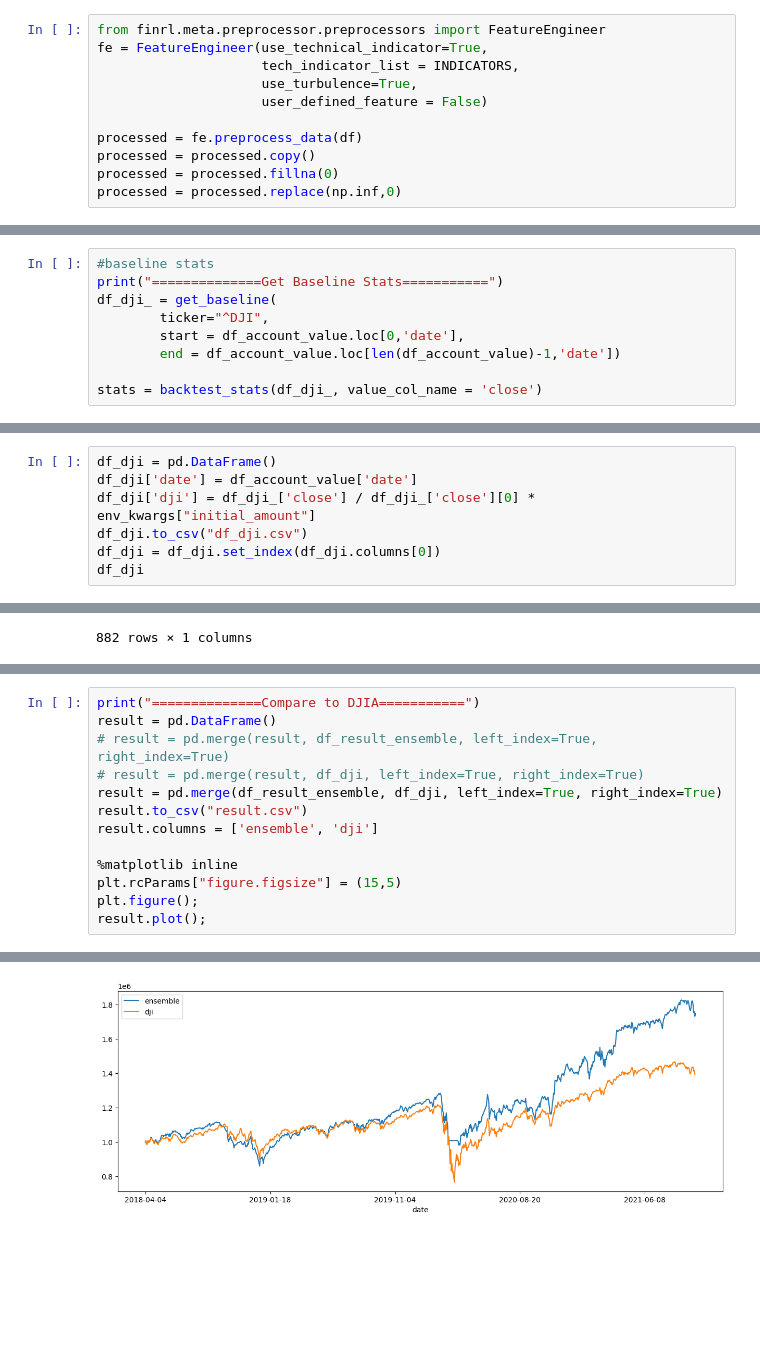
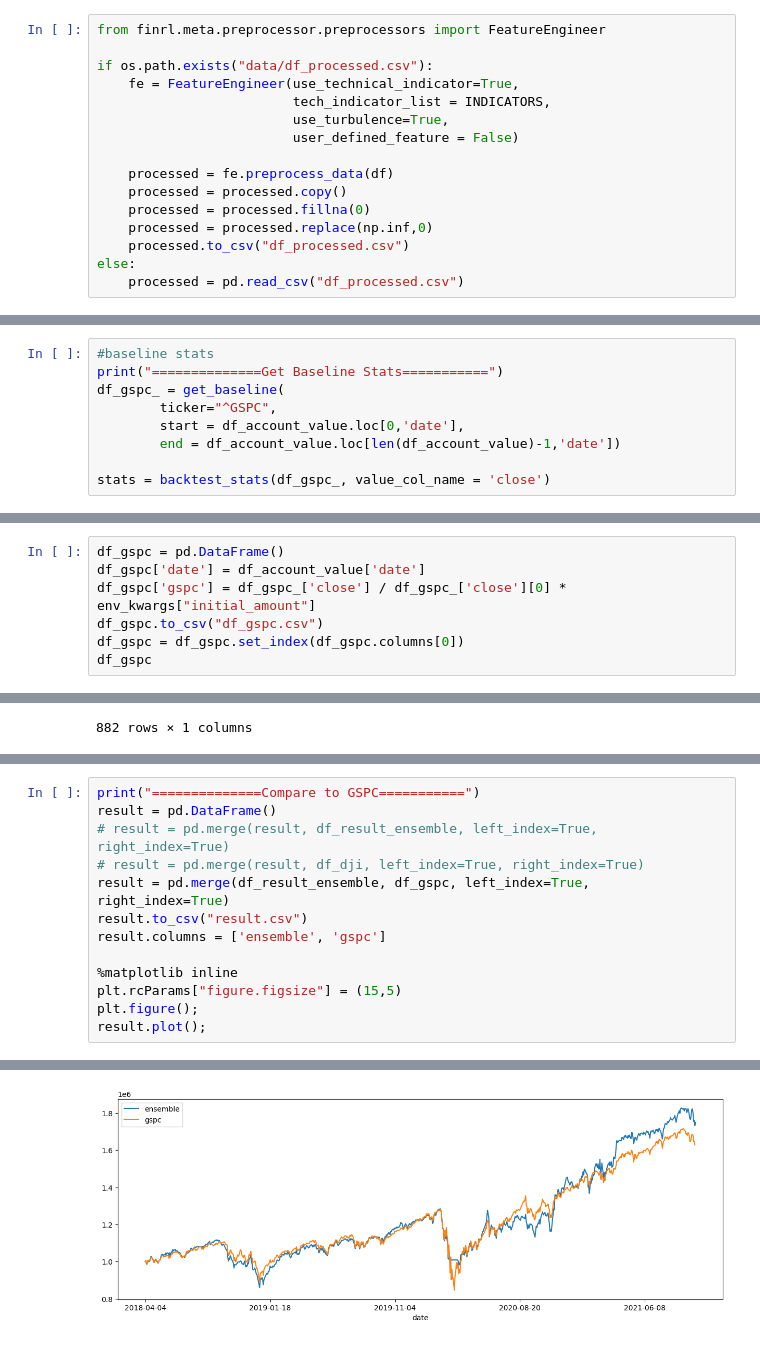
Before and after one commit to SimonCao1207/rl4po, a Jupyter notebook: test.ipynb, the cells around one changed output, grey strips where cells are left out. Saved outputs shown, nothing was run; the diff lists cells and outputs as text; blank space fills up the shorter version.

```diff
--- a/test.ipynb
+++ b/test.ipynb
@@ -50,12 +53,17 @@ df.head()
 | 4 | 2002-01-02 | 31.250000 | 31.375000 | 29.900000 | 30.900000 | 62600 | BIO | 2 |
 # %%
 from finrl.meta.preprocessor.preprocessors import FeatureEngineer
-fe = FeatureEngineer(use_technical_indicator=True,
-                     tech_indicator_list = INDICATORS,
-                     use_turbulence=True,
-                     user_defined_feature = False)
 
-processed = fe.preprocess_data(df)
-processed = processed.copy()
-processed = processed.fillna(0)
-processed = processed.replace(np.inf,0)
+if os.path.exists("data/df_processed.csv"):
+    fe = FeatureEngineer(use_technical_indicator=True,
+                         tech_indicator_list = INDICATORS,
+                         use_turbulence=True,
+                         user_defined_feature = False)
+
+    processed = fe.preprocess_data(df)
+    processed = processed.copy()
+    processed = processed.fillna(0)
+    processed = processed.replace(np.inf,0)
+    processed.to_csv("df_processed.csv")
+else:
+    processed = pd.read_csv("df_processed.csv")
@@ -140,12 +145,12 @@ dtype: float64
 # %%
 #baseline stats
 print("==============Get Baseline Stats===========")
-df_dji_ = get_baseline(
-        ticker="^DJI",
+df_gspc_ = get_baseline(
+        ticker="^GSPC",
         start = df_account_value.loc[0,'date'],
         end = df_account_value.loc[len(df_account_value)-1,'date'])
 
-stats = backtest_stats(df_dji_, value_col_name = 'close')
+stats = backtest_stats(df_gspc_, value_col_name = 'close')
 # %% [output]
 ==============Get Baseline Stats===========
 [*********************100%%**********************]  1 of 1 completed
@@ -166,9 +171,9 @@ Daily value at risk   -0.028255
 dtype: float64
 # %%
-df_dji = pd.DataFrame()
-df_dji['date'] = df_account_value['date']
-df_dji['dji'] = df_dji_['close'] / df_dji_['close'][0] * env_kwargs["initial_amount"]
-df_dji.to_csv("df_dji.csv")
-df_dji = df_dji.set_index(df_dji.columns[0])
-df_dji
+df_gspc = pd.DataFrame()
+df_gspc['date'] = df_account_value['date']
+df_gspc['gspc'] = df_gspc_['close'] / df_gspc_['close'][0] * env_kwargs["initial_amount"]
+df_gspc.to_csv("df_gspc.csv")
+df_gspc = df_gspc.set_index(df_gspc.columns[0])
+df_gspc
 # %% [output]
@@ -211,11 +253,11 @@ df_result_ensemble
 # %%
-print("==============Compare to DJIA===========")
+print("==============Compare to GSPC===========")
 result = pd.DataFrame()
 # result = pd.merge(result, df_result_ensemble, left_index=True, right_index=True)
 # result = pd.merge(result, df_dji, left_index=True, right_index=True)
-result = pd.merge(df_result_ensemble, df_dji, left_index=True, right_index=True)
+result = pd.merge(df_result_ensemble, df_gspc, left_index=True, right_index=True)
 result.to_csv("result.csv")
-result.columns = ['ensemble', 'dji']
+result.columns = ['ensemble', 'gspc']
 
 %matplotlib inline
 plt.rcParams["figure.figsize"] = (15,5)
@@ -226,2 +268,2 @@ result.plot();
 <Figure size 1500x500 with 0 Axes>
-[figure, old version]
+[figure, new version]
```
Also changed, not shown: parts of 7 cells of this notebook, 11 other files.
